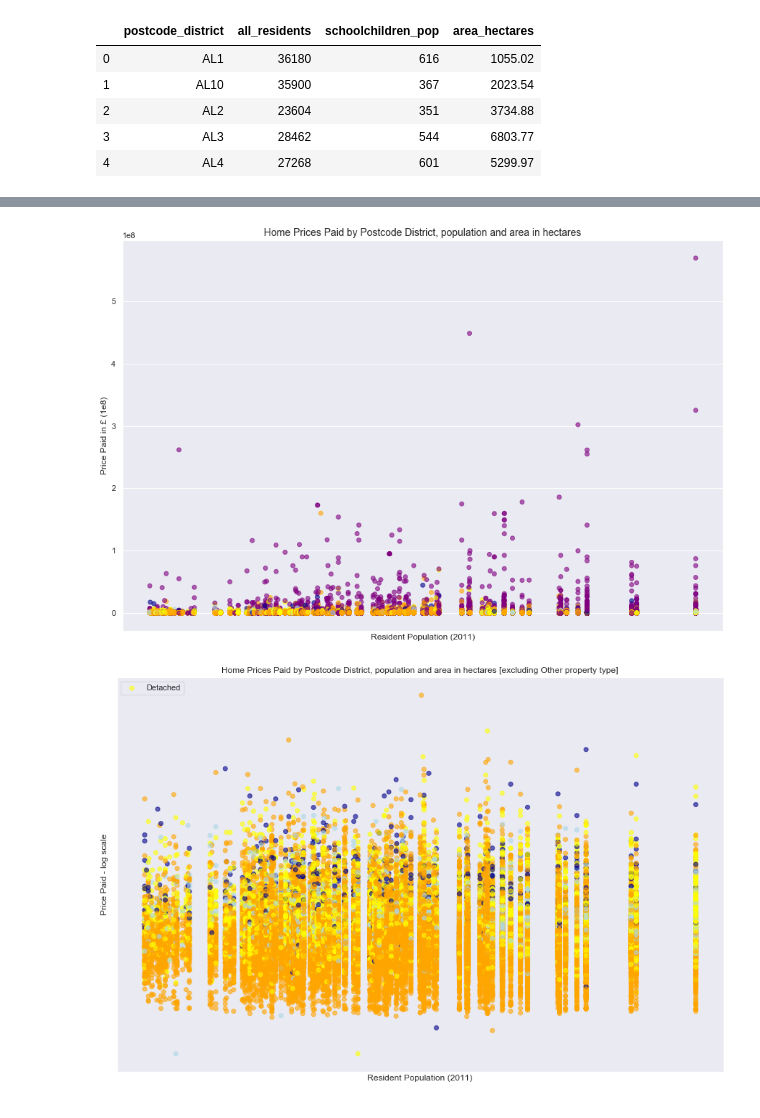
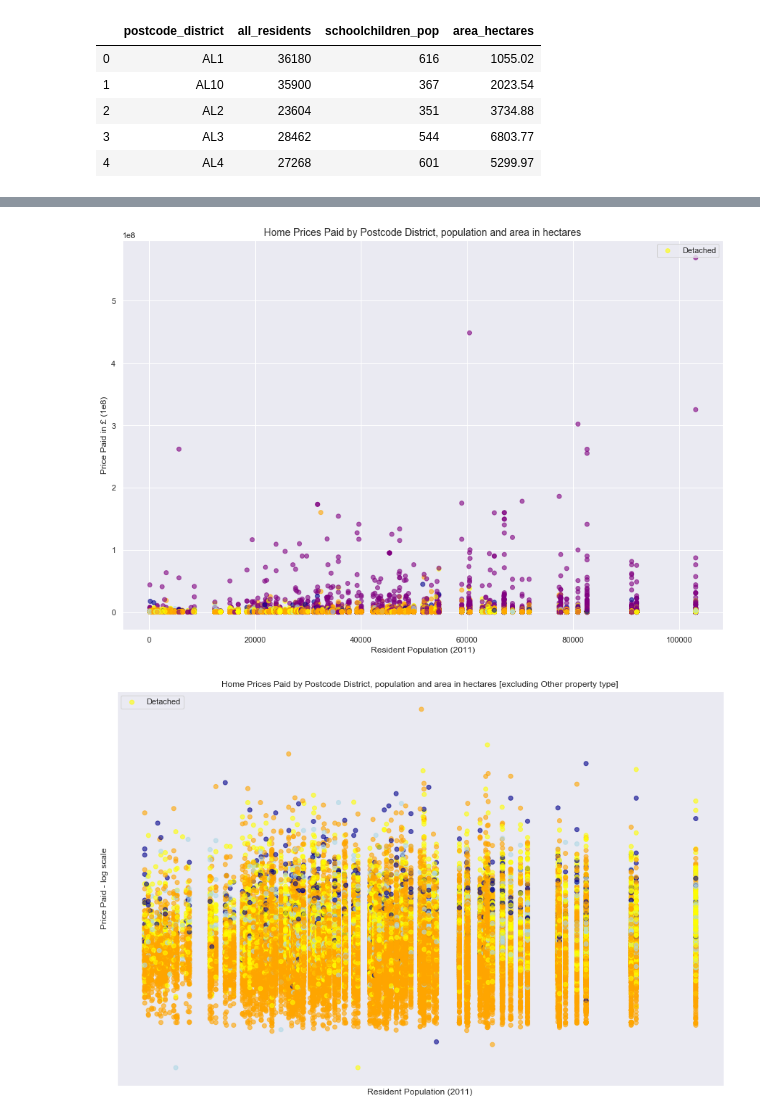
Before and after one commit to dudikbender/springboard, a Jupyter notebook: Springboard Capstone 1 - London Home Prices.ipynb, the cells around one changed output, grey strips where cells are left out. Drawn from its saved outputs; the diff is of its cells as text; code cells hidden in the pictures.

```diff
--- a/Springboard Capstone 1 - London Home Prices.ipynb
+++ b/Springboard Capstone 1 - London Home Prices.ipynb
@@ -186,27 +193,27 @@ Standard deviation of prices paid: 336575.3589278734.
 # %%
 ## Add a scatter plot of population to price
 colors = {'Detached':'darkblue',
           'Semi-detached':'lightblue',
           'Flat':'orange',
           'Terraced':'yellow',
           'Other':'purple'}
+
+legend = ['Detached','Semi-detached','Flat','Terraced','Other']
 
 plt.figure(figsize=(15,10))
 plt.scatter(x=sorted(df['all_residents'],reverse=False),
            y=df['price'],
            alpha=0.6,
            color=df['property_type'].map(colors))
 
 plt.xlabel('Resident Population (2011)',fontsize=12)
 plt.ylabel('Price Paid in £ (1e8)',fontsize=12)
-plt.xticks(ticks=[])
-#plt.yticks(ticks=[])
 plt.title('Home Prices Paid by Postcode District, population and area in hectares', fontsize=14)
-#plt.legend()
+plt.legend(['Detached','Semi-detached','Flat','Terraced','Other'])
 
 plt.show()
 # %% [output]
-[figure, old version]
+[figure, new version]
 # %%
 ## This plot is showing that the 'Other' property type seems to dominate home prices.
 ## We will repeat the plot above but remove that property type to focus in on the other types.
```
Also changed, not shown: parts of 14 cells of this notebook.
